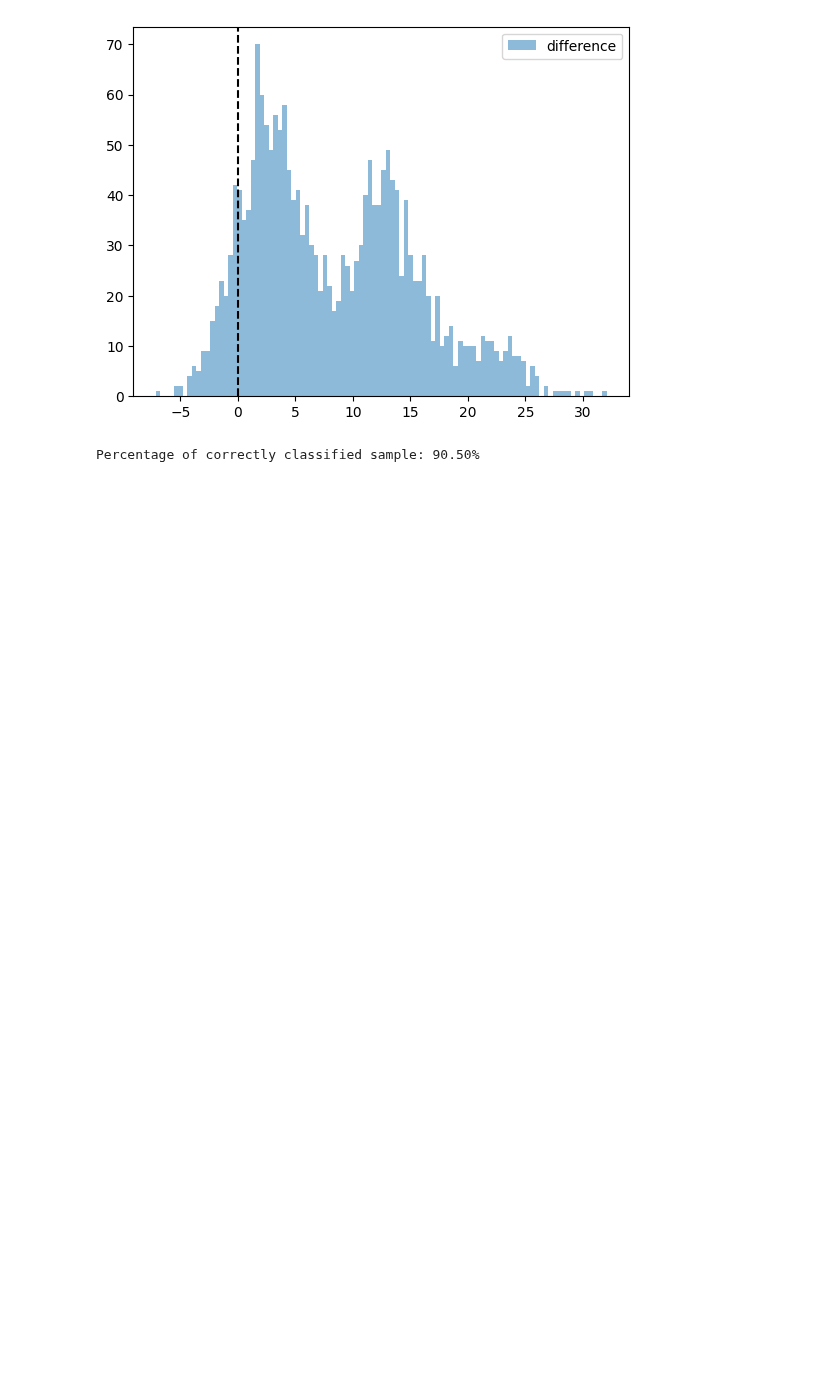
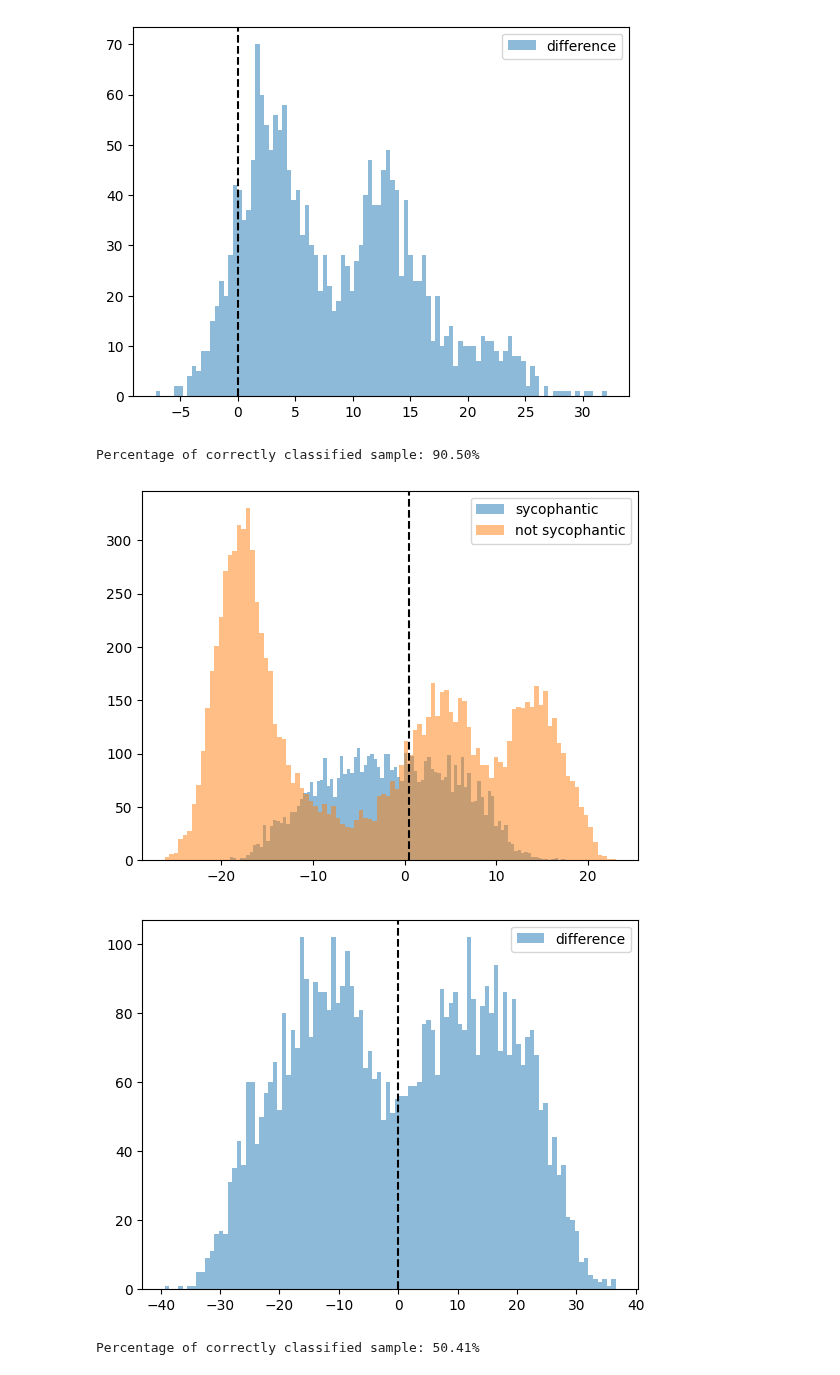
Before and after one commit to henrypapadatos/LLM-sycophancy, a Jupyter notebook: probe/verifystuff.ipynb, the cells around one changed output. Drawn from its saved outputs; the diff is of its cells as text; code cells hidden in the pictures; blank space fills up the shorter version.

```diff
--- a/probe/verifystuff.ipynb
+++ b/probe/verifystuff.ipynb
@@ -53,6 +53,12 @@ probe_v2 = probe_v2[0]
 layer_v3 = 17
 probe_v3 = torch.load('checkpoints/probe_v3_{}.pt'.format(layer_v3))
 probe_v3 = probe_v3[0]
+layer_v8 = 18
+probe_v8 = torch.load('checkpoints/probe_v8_{}.pt'.format(layer_v8))
+probe_v8 = probe_v8[:-1]
+layer_v10 = 18
+probe_v10 = torch.load('checkpoints/probe_v10_{}.pt'.format(layer_v10))
+probe_v10 = probe_v10[:-1]
 # %%
 sycophantic_reading = get_reading(df_rt_sycophantic, probe_v1, layer_v1)
 not_sycophantic_reading = get_reading(df_rt_not_sycophantic, probe_v1, layer_v1)
@@ -101,3 +107,11 @@ plot(sycophantic_reading, not_sycophantic_reading)
 [figure]
 [figure]
 Percentage of correctly classified sample: 90.50%
+# %%
+sycophantic_reading = get_reading(df_rt_sycophantic, probe_v8, layer_v8)
+not_sycophantic_reading = get_reading(df_rt_not_sycophantic, probe_v8, layer_v8)
+plot(sycophantic_reading, not_sycophantic_reading)
+# %% [output]
+[figure, added]
+[figure, added]
+Percentage of correctly classified sample: 50.41%
```
Also changed, not shown: parts of 3 cells of this notebook, 16 other files.
